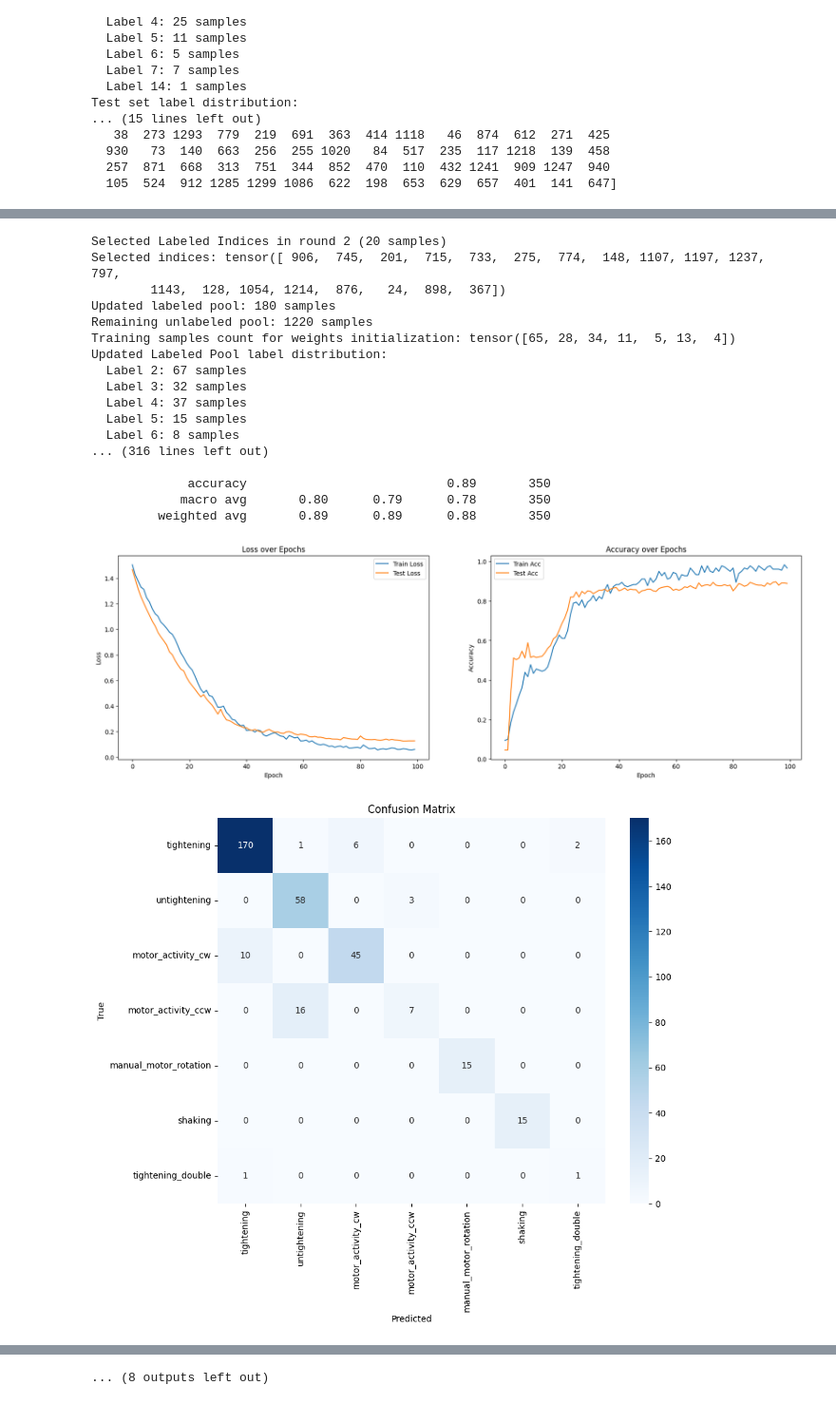
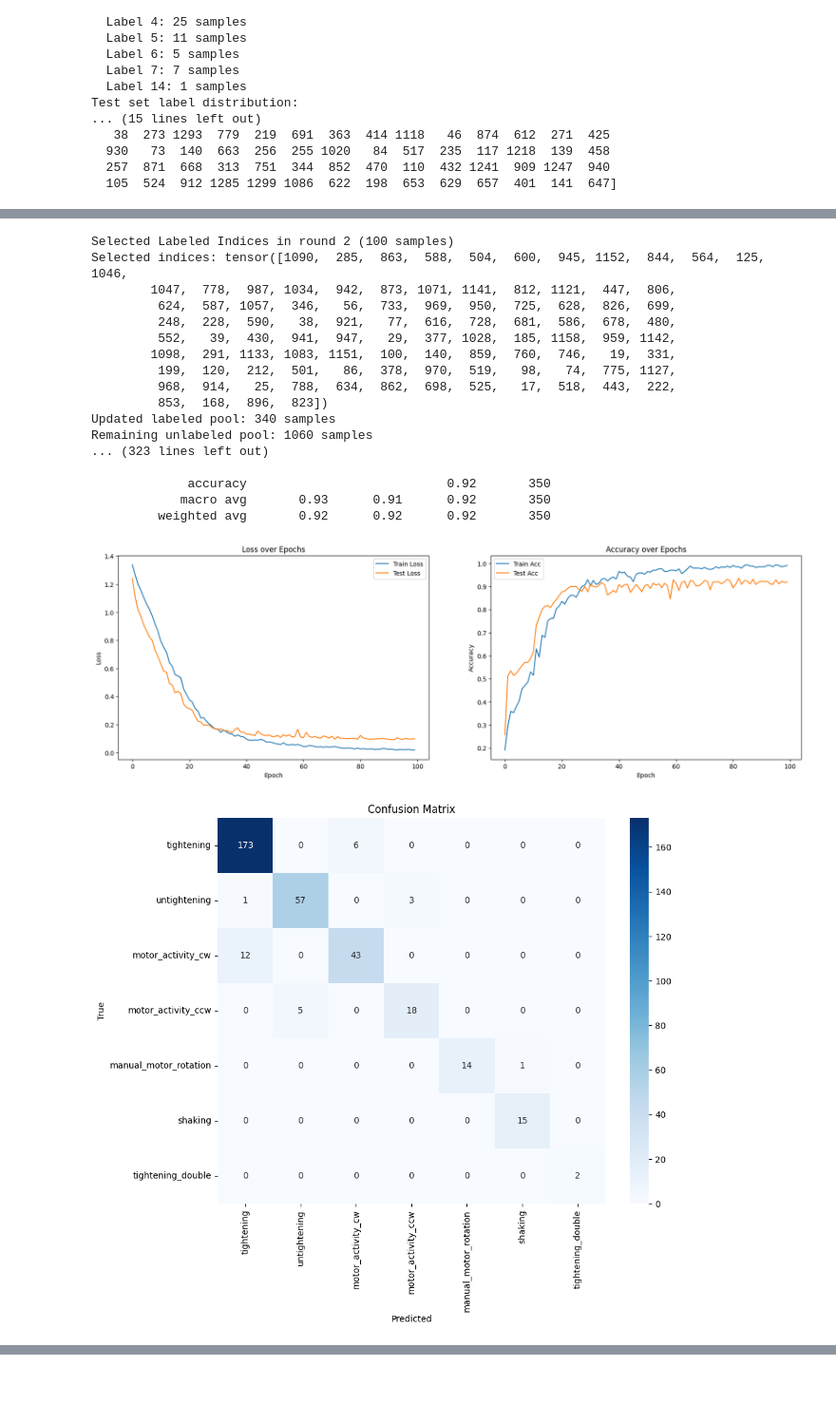
Before and after one commit to Ghulam-Rabbani-Azeem/Industrial_Tools_Actions_Tracking, a Jupyter notebook: uncertainity_sampling.ipynb, the cells around one changed output, grey strips where cells are left out. Shown at 95% size. Saved outputs shown, nothing was run; the diff lists cells and outputs as text; code cells hidden in the pictures.

Commit message:
final models for eletric screwdriver

```diff
--- a/uncertainity_sampling.ipynb
+++ b/uncertainity_sampling.ipynb
@@ -86,17 +86,23 @@ y_tensor_test = torch.LongTensor(y_test_encoded)
 
 # ---------------- Model and Loss ---------------- #
 class EnhancedToolLSTM(nn.Module):
-    def __init__(self, input_dim, hidden_dim, output_dim, num_layers=1, dropout=0.3):
+    def __init__(self, input_dim, hidden_dim, output_dim, num_layers=1, dropout=0.1):
         super(EnhancedToolLSTM, self).__init__()
+
         self.lstm = nn.LSTM(input_dim, hidden_dim, num_layers=num_layers, batch_first=True)
         self.dropout = nn.Dropout(dropout)
         self.fc = nn.Linear(hidden_dim, output_dim)
 
     def forward(self, x):
+        # LSTM forward
         lstm_out, _ = self.lstm(x)
+        # Take the last output in the sequence
         last_out = lstm_out[:, -1, :]
-        out = self.dropout(last_out)
-        return self.fc(out)
+        # Apply dropout
+        last_out = self.dropout(last_out)
+        # Final output
+        out = self.fc(last_out)
+        return out
 
 class SimpleFocalLoss(nn.Module):
     def __init__(self, gamma=2.0, alpha=None):
@@ -524,8 +530,8 @@ def train_test_lstm():
 
 # Active Learning Parameters
 num_queries = 5 if mytool == "pneumatic_screwdriver" else 5           # How many active learning rounds
-samples_per_query = 100 if mytool == "pneumatic_screwdriver" else 20      # How many samples to add per round
-uncertainity_strategy = 'lc'  # 'lc', 'sm', or 'entropy'
+samples_per_query = 100 if mytool == "pneumatic_screwdriver" else 100      # How many samples to add per round
+uncertainity_strategy = 'entropy'  # 'lc', 'sm', or 'entropy'
 uncertainity_strategy_batch_size = 32  # Batch size for uncertainty sampling
 
 strategy_map = {
@@ -537,7 +543,7 @@ strategy_map = {
 import pandas as pd
 
 results_summary = pd.DataFrame(columns=[
-    "Round", "AL_Method", "Training_Batch_Size","Uncertainity_Strategy_Batch_Size", "x", "Num_Samples","Selected_Indices", "Train_Acc", "Test_Acc", "Train_Loss", "Test_Loss"
+    "Round", "AL_Method", "Training_Batch_Size","Uncertainity_Strategy_Batch_Size", "Samples_per_query", "Num_Samples","Selected_Indices", "Train_Acc", "Test_Acc", "Train_Loss", "Test_Loss"
 ])
 
 
@@ -624,20 +630,20 @@ Updated Labeled Pool label distribution:
 [figure]
-Selected Labeled Indices in round 2 (20 samples)
-Selected indices: tensor([ 906,  745,  201,  715,  733,  275,  774,  148, 1107, 1197, 1237,  797,
-        1143,  128, 1054, 1214,  876,   24,  898,  367])
-Updated labeled pool: 180 samples
-Remaining unlabeled pool: 1220 samples
-Training samples count for weights initialization: tensor([65, 28, 34, 11,  5, 13,  4])
-Updated Labeled Pool label distribution:
-  Label 2: 67 samples
-  Label 3: 32 samples
-  Label 4: 37 samples
-  Label 5: 15 samples
-  Label 6: 8 samples
-... (316 lines left out)
+Selected Labeled Indices in round 2 (100 samples)
+Selected indices: tensor([1090,  285,  863,  588,  504,  600,  945, 1152,  844,  564,  125, 1046,
+        1047,  778,  987, 1034,  942,  873, 1071, 1141,  812, 1121,  447,  806,
+         624,  587, 1057,  346,   56,  733,  969,  950,  725,  628,  826,  699,
+         248,  228,  590,   38,  921,   77,  616,  728,  681,  586,  678,  480,
+         552,   39,  430,  941,  947,   29,  377, 1028,  185, 1158,  959, 1142,
+        1098,  291, 1133, 1083, 1151,  100,  140,  859,  760,  746,   19,  331,
+         199,  120,  212,  501,   86,  378,  970,  519,   98,   74,  775, 1127,
+         968,  914,   25,  788,  634,  862,  698,  525,   17,  518,  443,  222,
+         853,  168,  896,  823])
+Updated labeled pool: 340 samples
+Remaining unlabeled pool: 1060 samples
+... (323 lines left out)
 
-             accuracy                           0.89       350
-            macro avg       0.80      0.79      0.78       350
-         weighted avg       0.89      0.89      0.88       350
+             accuracy                           0.92       350
+            macro avg       0.93      0.91      0.92       350
+         weighted avg       0.92      0.92      0.92       350
-[figure, old version]
+[figure, new version]
-[figure, old version]
+[figure, new version]
@@ -675,4 +670,3 @@ manual_motor_rotation       0.94      1.00      0.97        15
-... (8 outputs left out)
 # %%
 print("\n--- Summary of Active Learning Rounds ---")
 print(results_summary)
```
Also changed, not shown: parts of 2 cells of this notebook, 1 other file.
